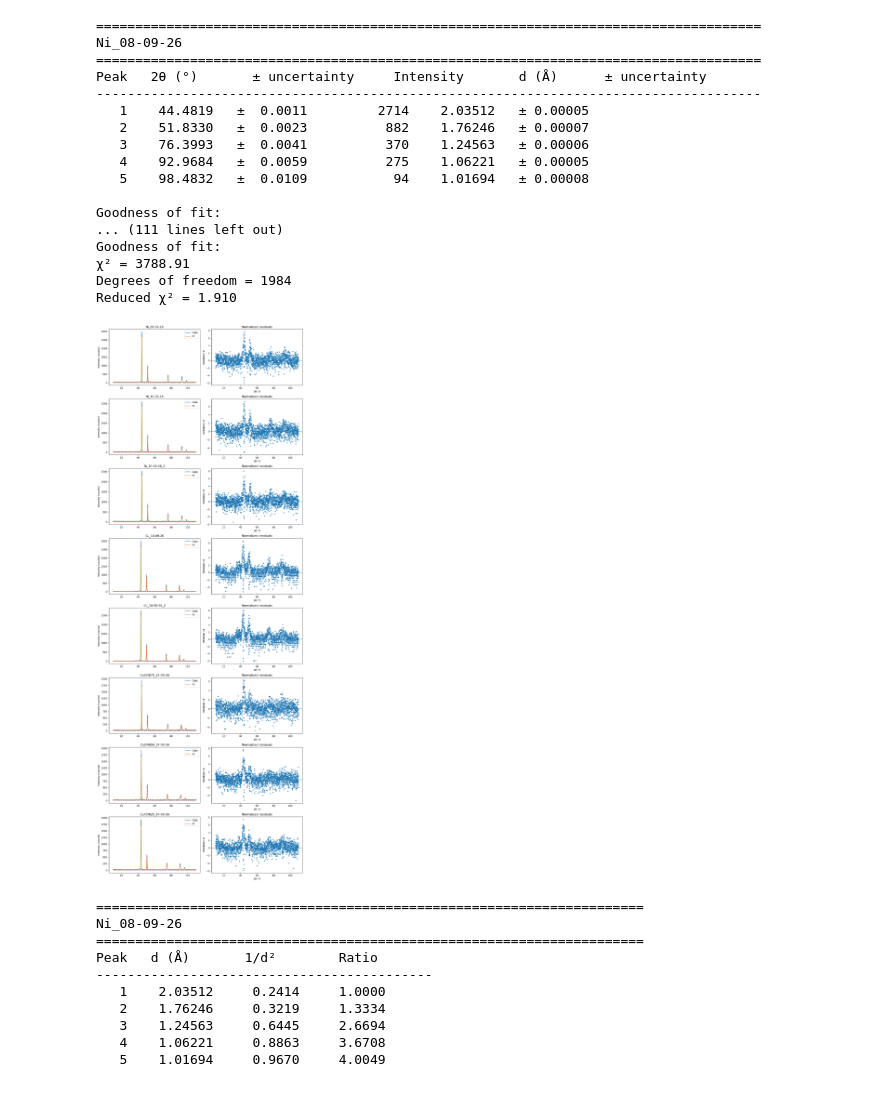
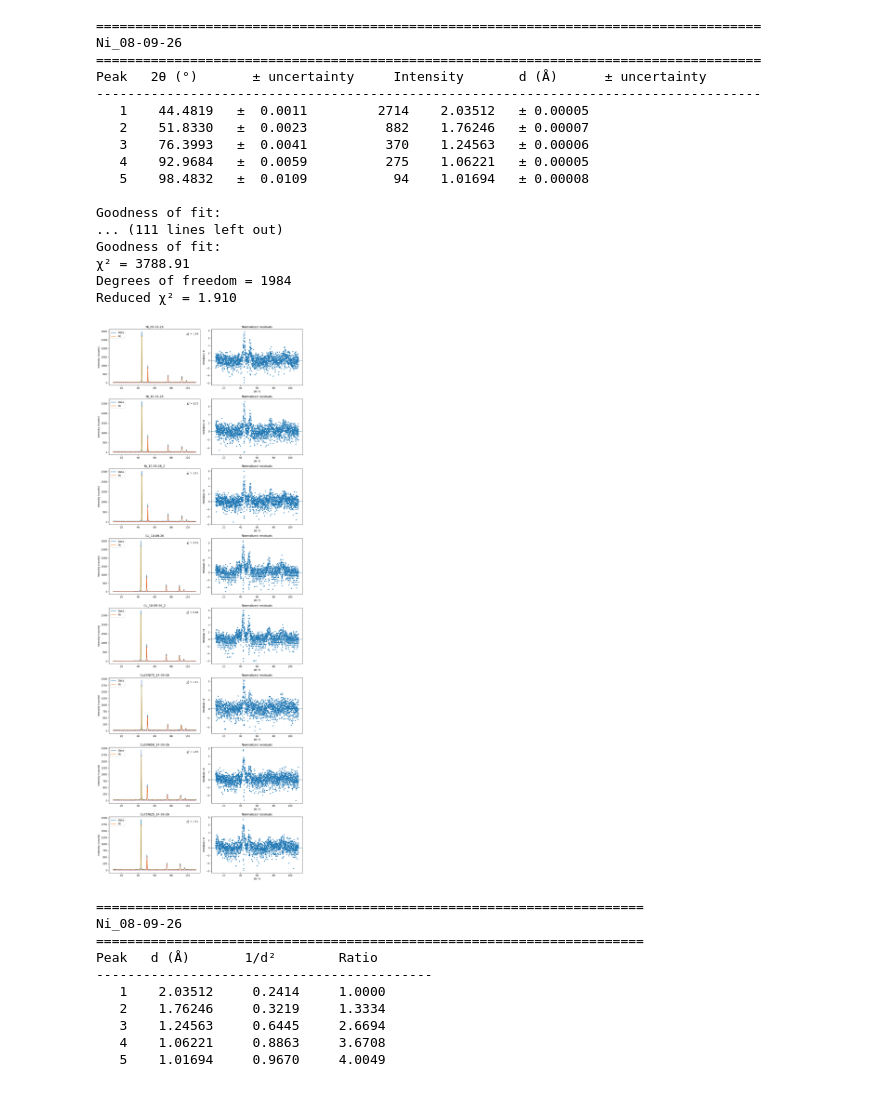
Before and after one commit to olexshoox/XRAY_LAB, a Jupyter notebook: code2.ipynb, the cells around one changed output. Saved outputs shown, nothing was run; the diff lists cells and outputs as text; code cells hidden in the pictures.

Commit message:
graphs done

```diff
--- a/code2.ipynb
+++ b/code2.ipynb
@@ -380,6 +380,14 @@ for i, file in enumerate(files):
 
         data_axes[i].set_title(name)
 
+        data_axes[i].text(
+            0.98, 0.95,
+            f"$\\chi^2_\\nu$ = {reduced_chi_squared:.2f}",
+            transform=data_axes[i].transAxes,
+            ha="right",
+            va="top"
+        )
+
         data_axes[i].legend()
 
 
@@ -422,34 +430,34 @@ for i, file in enumerate(files):
             "Intensity (counts)"
         )
 
         data_axes[i].set_title(name)
 
 
 # ---------------------------------------------------------
 # Layout
 # ---------------------------------------------------------
 
 plt.tight_layout()
 plt.show()
 # %% [output]
 =====================================================================================
 Ni_08-09-26
 =====================================================================================
 Peak   2θ (°)       ± uncertainty     Intensity       d (Å)      ± uncertainty
 -------------------------------------------------------------------------------------
    1    44.4819   ±  0.0011         2714    2.03512   ± 0.00005
    2    51.8330   ±  0.0023          882    1.76246   ± 0.00007
    3    76.3993   ±  0.0041          370    1.24563   ± 0.00006
    4    92.9684   ±  0.0059          275    1.06221   ± 0.00005
    5    98.4832   ±  0.0109           94    1.01694   ± 0.00008
 
 Goodness of fit:
 ... (111 lines left out)
 Goodness of fit:
 χ² = 3788.91
 Degrees of freedom = 1984
 Reduced χ² = 1.910
-[figure, old version]
+[figure, new version]
 # %%
 for name in peak_d:
 
```
Also changed, not shown: 10 other files.
